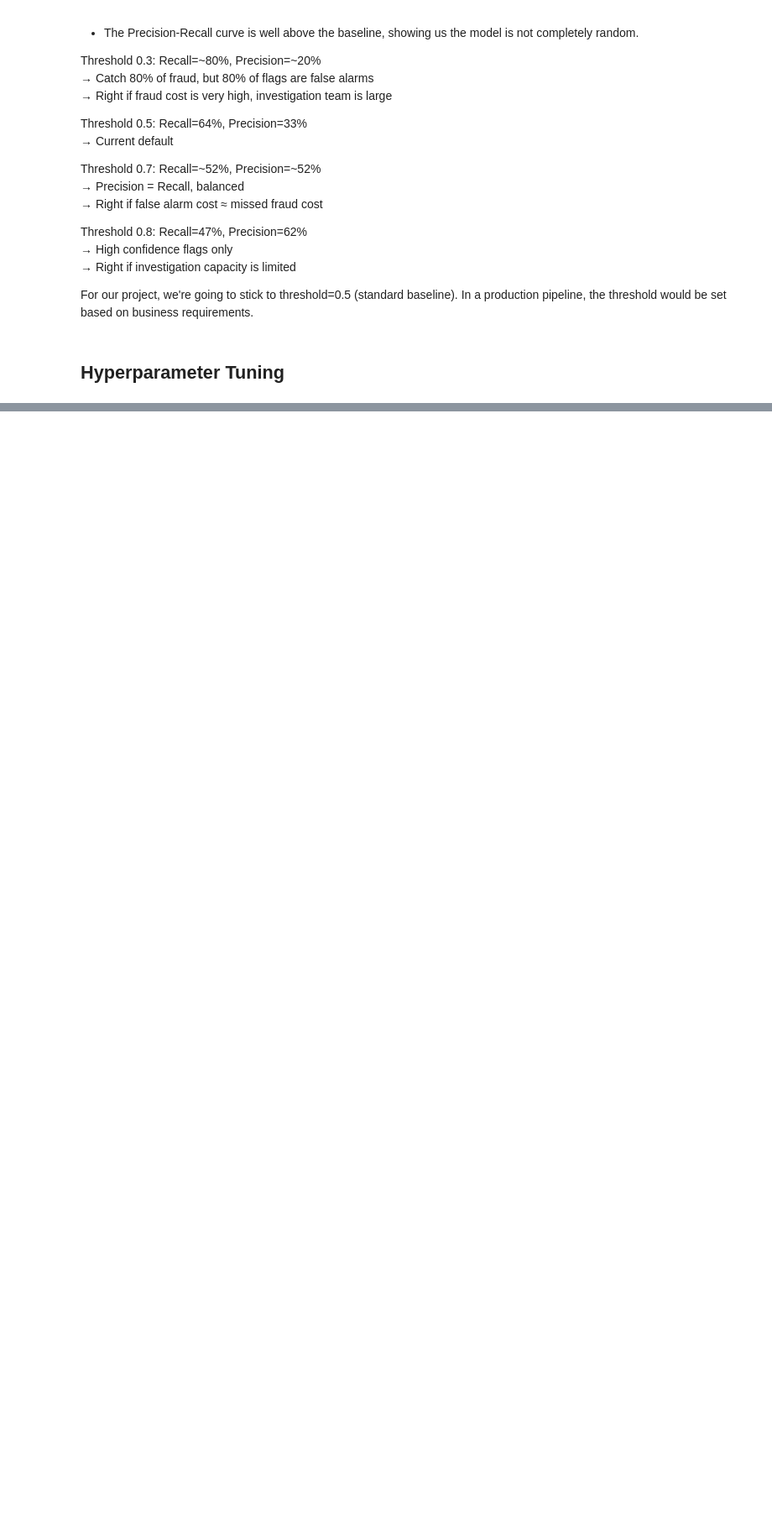
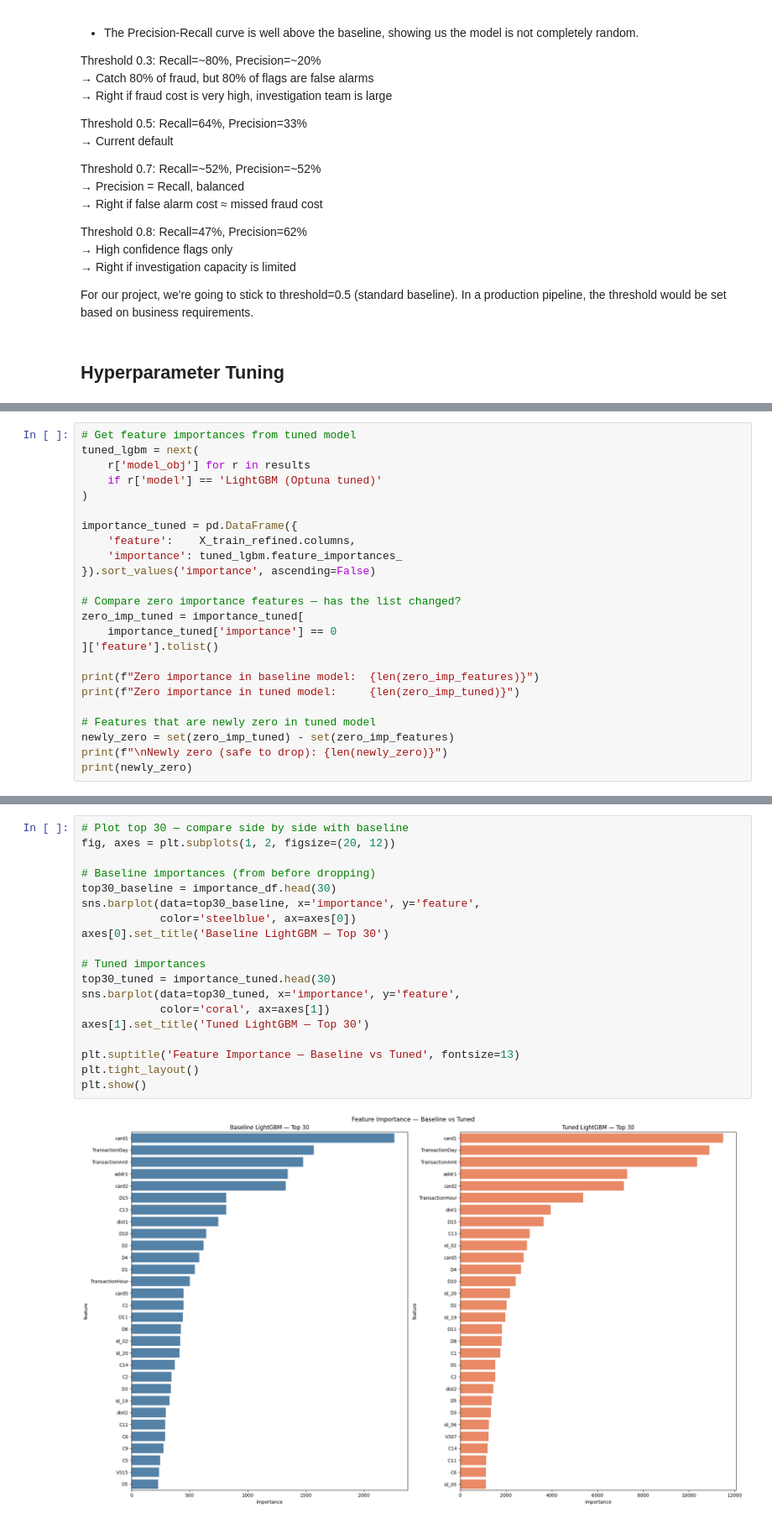
Before and after one commit to Mansi-Jadhav/End-to-End-Fraud-Detection, a Jupyter notebook: 3. Modelling.ipynb, the cells around one changed output, grey strips where cells are left out. Shown at 84% size. Drawn from its saved outputs; the diff is of its cells as text; blank space fills up the shorter version.

```diff
--- a/3. Modelling.ipynb
+++ b/3. Modelling.ipynb
@@ -523,0 +606,24 @@ Fitting 3 folds for each of 30 candidates, totalling 90 fits
+# %%
+# Get feature importances from tuned model
+tuned_lgbm = next(
+    r['model_obj'] for r in results
+    if r['model'] == 'LightGBM (Optuna tuned)'
+)
+
+importance_tuned = pd.DataFrame({
+    'feature':    X_train_refined.columns,
+    'importance': tuned_lgbm.feature_importances_
+}).sort_values('importance', ascending=False)
+
+# Compare zero importance features — has the list changed?
+zero_imp_tuned = importance_tuned[
+    importance_tuned['importance'] == 0
+]['feature'].tolist()
+
+print(f"Zero importance in baseline model:  {len(zero_imp_features)}")
+print(f"Zero importance in tuned model:     {len(zero_imp_tuned)}")
+
+# Features that are newly zero in tuned model
+newly_zero = set(zero_imp_tuned) - set(zero_imp_features)
+print(f"\nNewly zero (safe to drop): {len(newly_zero)}")
+print(newly_zero)
@@ -523,0 +636,21 @@ Fitting 3 folds for each of 30 candidates, totalling 90 fits
+# %%
+# Plot top 30 — compare side by side with baseline
+fig, axes = plt.subplots(1, 2, figsize=(20, 12))
+
+# Baseline importances (from before dropping)
+top30_baseline = importance_df.head(30)
+sns.barplot(data=top30_baseline, x='importance', y='feature',
+            color='steelblue', ax=axes[0])
+axes[0].set_title('Baseline LightGBM — Top 30')
+
+# Tuned importances
+top30_tuned = importance_tuned.head(30)
+sns.barplot(data=top30_tuned, x='importance', y='feature',
+            color='coral', ax=axes[1])
+axes[1].set_title('Tuned LightGBM — Top 30')
+
+plt.suptitle('Feature Importance — Baseline vs Tuned', fontsize=13)
+plt.tight_layout()
+plt.show()
+# %% [output]
+[figure, added]
```
Also changed, not shown: parts of 26 cells of this notebook.
